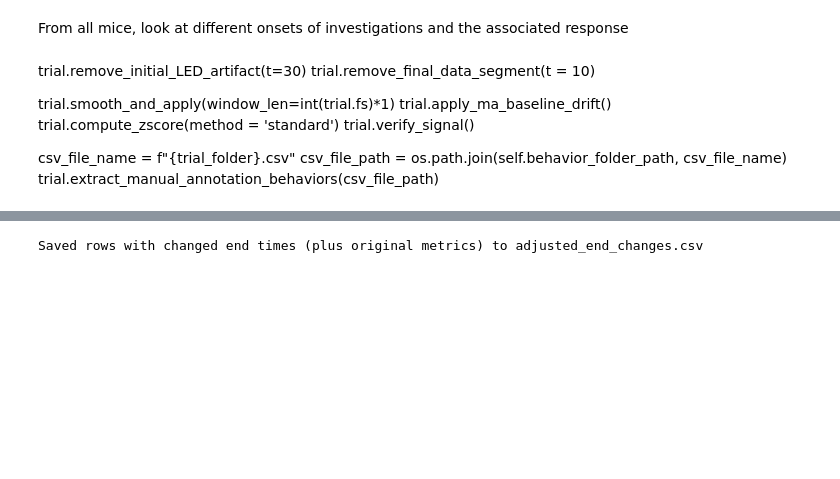
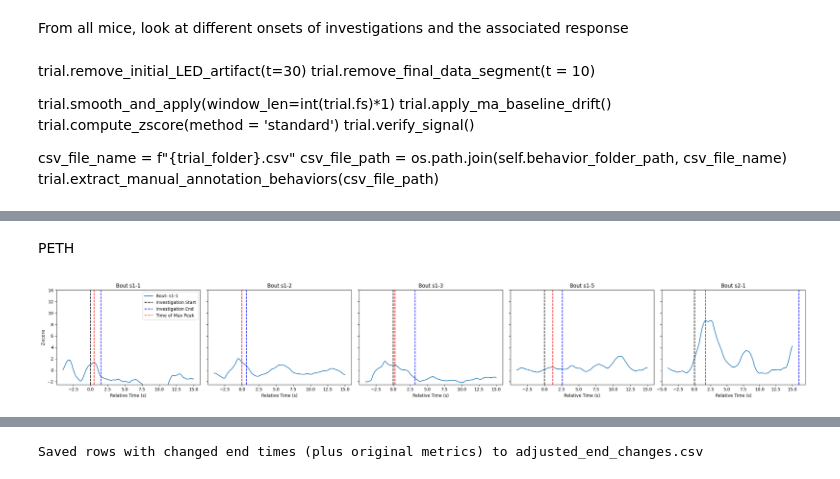
Before and after one commit to padillacoreanolab/Fiber_Photometry, a Jupyter notebook: DA_avg_exploration/bout_lengths.ipynb, the cells around one changed output, grey strips where cells are left out. Cells and saved outputs as stored; diff of their text form; code cells hidden in the pictures; blank space fills up the shorter version.

```diff
--- a/DA_avg_exploration/bout_lengths.ipynb
+++ b/DA_avg_exploration/bout_lengths.ipynb
@@ -88,0 +88,6 @@ Name: Event_Zscore, dtype: object
+# %%
+# df = experiment.trials['nn2-250115-054951'].behaviors
+df = experiment.trials['nn3-250115-064154'].behaviors
+# print(df['Event_Zscore'])
+# df.plot_first_behavior_PETHs()
+df
@@ -88,0 +112,59 @@ Name: Event_Zscore, dtype: object
+# %% [markdown]
+PETH
+# %%
+# 1. Filter to only 'Investigation' rows
+df_invest = df[df["Behavior"] == "Investigation"].copy()
+
+# 2. Identify the first investigation of each bout.
+#    - If your "Bout" column is already something like 's1-1', 's1-2', etc., you can group by it directly.
+#    - Then select the first row in each group (based on order in df).
+df_first_invest = df_invest.groupby("Bout", as_index=False).first()
+
+# Number of plots equals the number of first investigations
+n_plots = len(df_first_invest)
+
+# Create side-by-side subplots
+fig, axes = plt.subplots(1, n_plots, figsize=(5*n_plots, 4), sharey=True)
+
+# If only one bout, make axes iterable
+if n_plots == 1:
+    axes = [axes]
+
+for i, (_, row) in enumerate(df_first_invest.iterrows()):
+    ax = axes[i]
+
+    # Extract arrays for plotting
+    x = row["Relative_Time_Axis"]
+    y = row["Relative_Zscore"]
+
+    # Plot main investigation trace
+    ax.plot(x, y, label=f"Bout: {row['Bout']}")
+
+    # Dashed black line at investigation start (x=0)
+    ax.axvline(x=0, color='black', linestyle='--', label="Investigation Start")
+
+    # Dashed blue line at investigation end (x = duration)
+    end_time = row["Duration (s)"]
+    ax.axvline(x=end_time, color='blue', linestyle='--', label="Investigation End")
+
+    # Dashed red line at time of max peak
+    max_peak_time = row["Time of Max Peak"]
+    ax.axvline(x=max_peak_time, color='red', linestyle='--', label="Time of Max Peak")
+
+    # Keep Y-limits consistent
+    ax.set_ylim([-2.5, 14])
+
+    # Titles and labels
+    ax.set_title(f"Bout {row['Bout']}")
+    ax.set_xlabel("Relative Time (s)")
+
+# Common Y-axis label
+axes[0].set_ylabel("Z-score")
+
+# Optional legend handling (show only in the first subplot)
+axes[0].legend()
+
+plt.tight_layout()
+plt.show()
+# %% [output]
+[figure, added]
```
Also changed, not shown: parts of 14 cells of this notebook, 19 other files.
